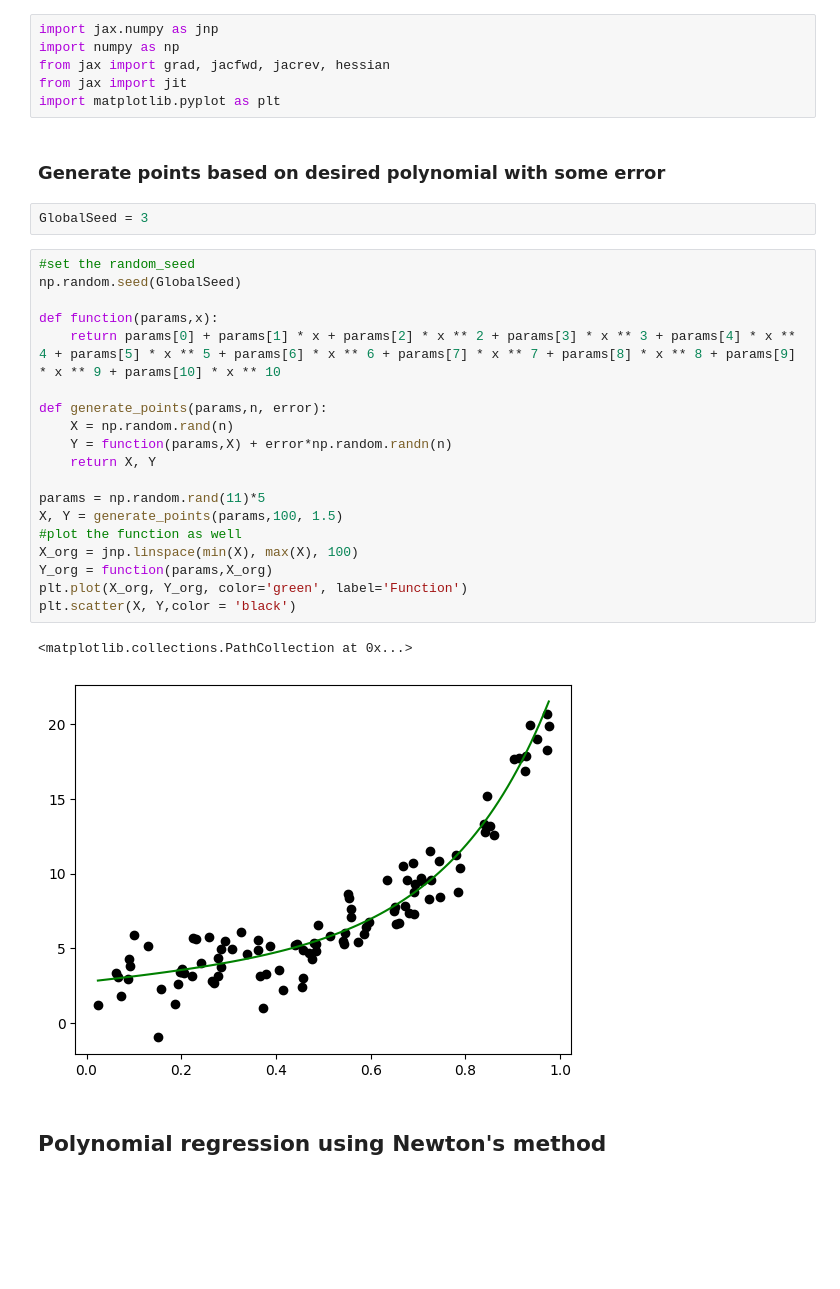
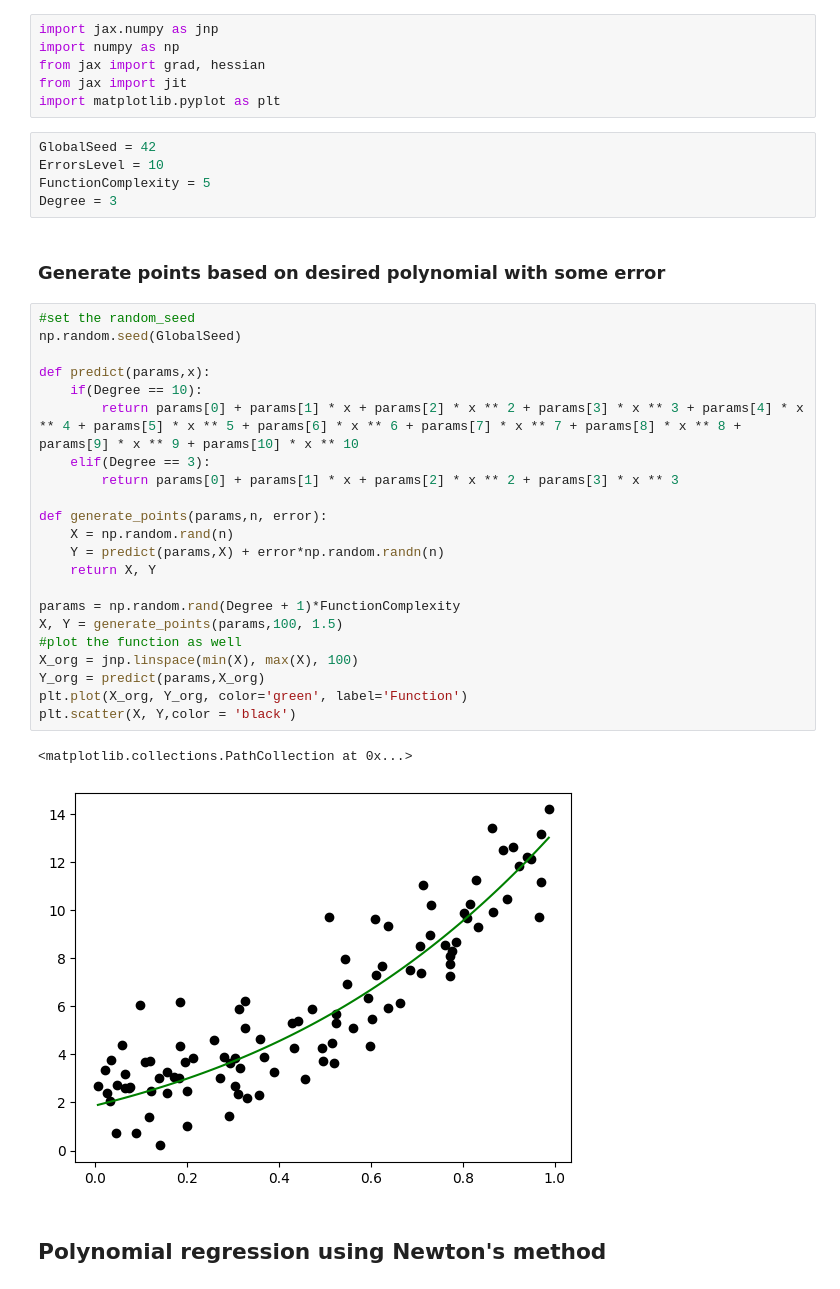
Before and after one commit to Romasa102/CurveFittingAlgorithm, a Jupyter notebook: CurveFit.ipynb, the cells around one changed output. Drawn from its saved outputs; the diff is of its cells as text; blank space fills up the shorter version.

```diff
--- a/CurveFit.ipynb
+++ b/CurveFit.ipynb
@@ -1,35 +1,41 @@
 # %%
 import jax.numpy as jnp
 import numpy as np
-from jax import grad, jacfwd, jacrev, hessian
+from jax import grad, hessian
 from jax import jit
 import matplotlib.pyplot as plt
-# %% [markdown]
-### Generate points based on desired polynomial with some error
 # %%
-GlobalSeed = 3
+GlobalSeed = 42
+ErrorsLevel = 10
+FunctionComplexity = 5
+Degree = 3
+# %% [markdown]
+### Generate points based on desired polynomial with some error
 # %%
 #set the random_seed
 np.random.seed(GlobalSeed)
 
-def function(params,x):
-    return params[0] + params[1] * x + params[2] * x ** 2 + params[3] * x ** 3 + params[4] * x ** 4 + params[5] * x ** 5 + params[6] * x ** 6 + params[7] * x ** 7 + params[8] * x ** 8 + params[9] * x ** 9 + params[10] * x ** 10
+def predict(params,x):
+    if(Degree == 10):
+        return params[0] + params[1] * x + params[2] * x ** 2 + params[3] * x ** 3 + params[4] * x ** 4 + params[5] * x ** 5 + params[6] * x ** 6 + params[7] * x ** 7 + params[8] * x ** 8 + params[9] * x ** 9 + params[10] * x ** 10
+    elif(Degree == 3):
+        return params[0] + params[1] * x + params[2] * x ** 2 + params[3] * x ** 3
 
 def generate_points(params,n, error):
     X = np.random.rand(n)
-    Y = function(params,X) + error*np.random.randn(n)
+    Y = predict(params,X) + error*np.random.randn(n)
     return X, Y
 
-params = np.random.rand(11)*5
+params = np.random.rand(Degree + 1)*FunctionComplexity
 X, Y = generate_points(params,100, 1.5)
 #plot the function as well
 X_org = jnp.linspace(min(X), max(X), 100)
-Y_org = function(params,X_org)
+Y_org = predict(params,X_org)
 plt.plot(X_org, Y_org, color='green', label='Function')
 plt.scatter(X, Y,color = 'black')
 # %% [output]
 <matplotlib.collections.PathCollection at 0x...>
-[figure, old version]
+[figure, new version]
 # %% [markdown]
 ## Polynomial regression using Newton's method
 # %%
```
Also changed, not shown: parts of 12 cells of this notebook, 1 other file.
